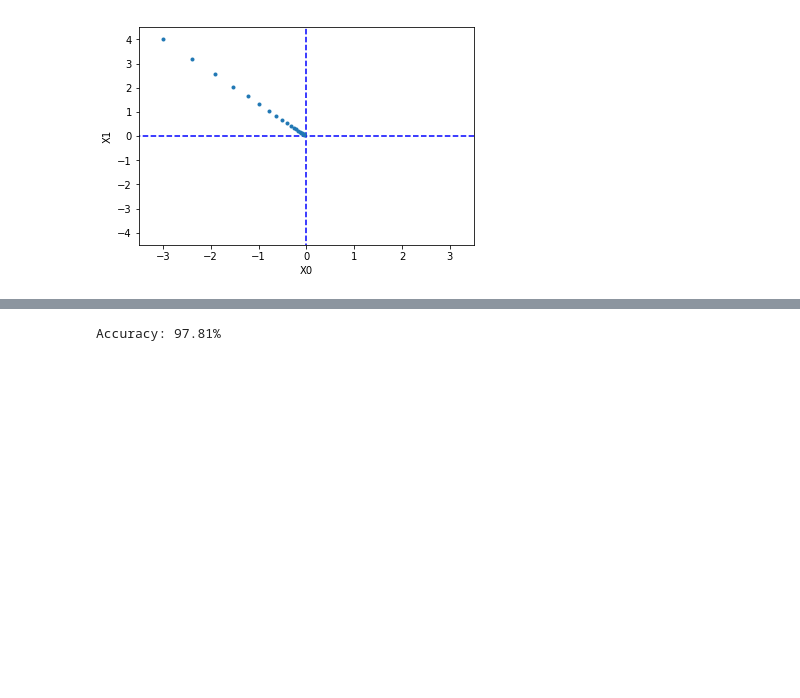
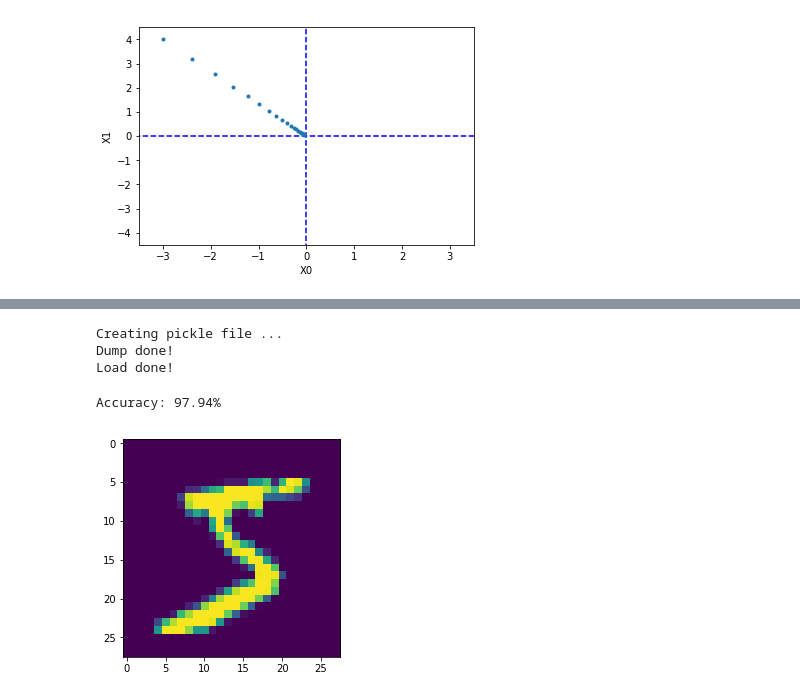
Before and after one commit to codefan/python-study, a Jupyter notebook: deepLearning/trainNeuralNet.ipynb, the cells around one changed output, grey strips where cells are left out. Cells and saved outputs as stored; diff of their text form; code cells hidden in the pictures; blank space fills up the shorter version.

```diff
--- a/deepLearning/trainNeuralNet.ipynb
+++ b/deepLearning/trainNeuralNet.ipynb
@@ -288,3 +304,10 @@ plt.show()
+# %%
+saveNetwork(network)
+network2 = loadNetwork()
+# %% [output]
+Creating pickle file ...
+Dump done!
+Load done!
 # %%
 # 用前面一章的测试算法 检测一下这个训练的网络的效果
 batch_size = 100 # 批数量
@@ -292,7 +315,7 @@ accuracy_cnt = 0
 
 for i in range(0, len(x_test), batch_size):
     x_batch = x_test[i:i+batch_size]
-    y_batch = network.predict(x_batch)
+    y_batch = network2.predict(x_batch)
     p = np.argmax(y_batch, axis=1)
     t = t_test[i:i+batch_size]
     t = t.argmax(axis=1)
@@ -300,4 +323,11 @@ for i in range(0, len(x_test), batch_size):
 
 print("Accuracy: %.2f%%" %(float(accuracy_cnt) / len(x_test) * 100))
 # %% [output]
-Accuracy: 97.81%
+Accuracy: 97.94%
+# %%
+img = x_train[0]
+img = img.reshape(28, 28)  # 把图像的形状变为原来的尺寸
+plt.imshow(img)
+plt.show()
+# %% [output]
+[figure, added]
```
Also changed, not shown: parts of 15 cells of this notebook.
